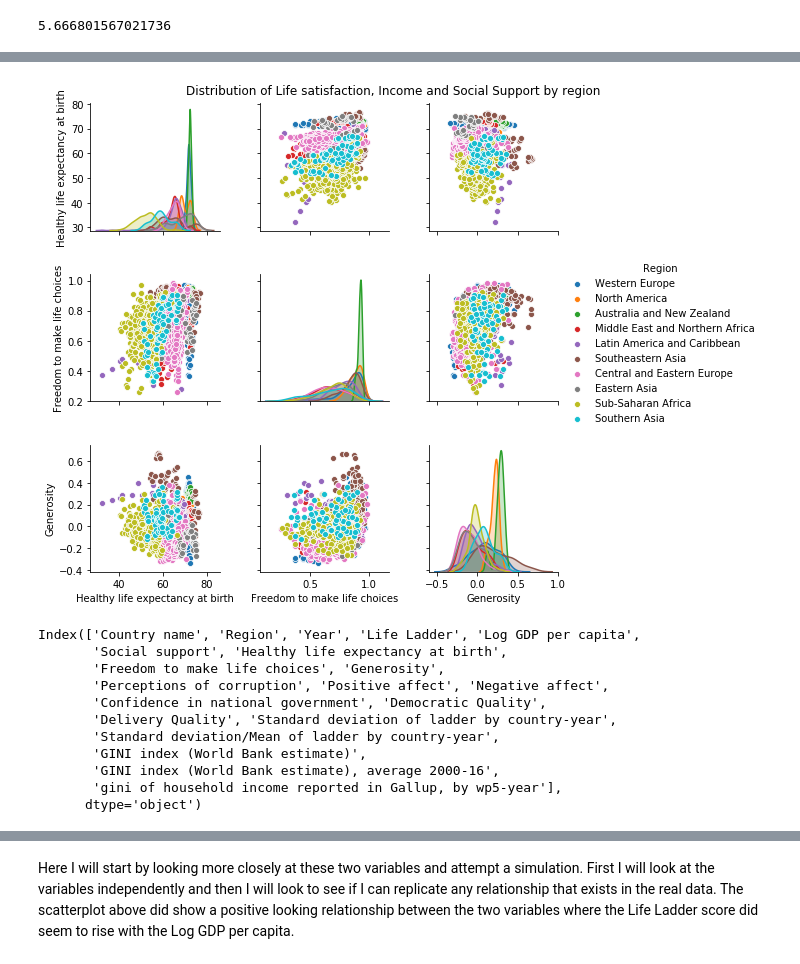
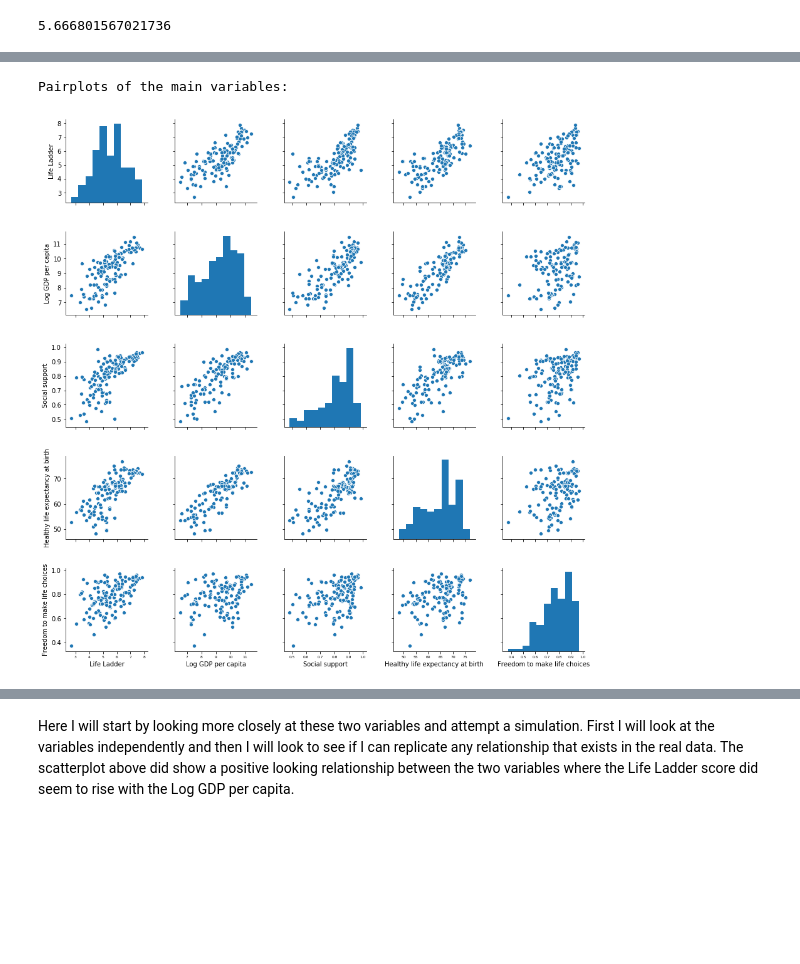
Before and after one commit to angela1C/Programming-for-Data-Analysis-Simulation-Project-2019, a Jupyter notebook: HappySimulate.ipynb, the cells around one changed output, grey strips where cells are left out. Drawn from its saved outputs; the diff is of its cells as text; code cells hidden in the pictures; blank space fills up the shorter version.

```diff
--- a/HappySimulate.ipynb
+++ b/HappySimulate.ipynb
@@ -546,7 +583,2 @@ df.describe()
 # %% [markdown]
 ### Plot of the variables to see any relationships that stand out
-# %%
-plt.rcParams["figure.figsize"] = (12,6)
-plt.rcParams["xtick.labelsize"] = 6
-sns.scatterplot(y = df['Log GDP per capita'],x= df['Life Ladder'],hue=df['Region'])
-plt.title("Life Satisfaction vs Log GDP per capita");
@@ -623,20 +591,7 @@ plt.suptitle("Distribution of Life satisfaction, Income and Social Support by re
-# %%
-sns.pairplot(df.loc[:,('Region','Healthy life expectancy at birth',
-       'Freedom to make life choices', 'Generosity')], hue="Region")
-plt.suptitle("Distribution of Life satisfaction, Income and Social Support by region");
-# %% [output]
-[figure, removed]
-# %%
-df.columns
-# %% [output]
-Index(['Country name', 'Region', 'Year', 'Life Ladder', 'Log GDP per capita',
-       'Social support', 'Healthy life expectancy at birth',
-       'Freedom to make life choices', 'Generosity',
-       'Perceptions of corruption', 'Positive affect', 'Negative affect',
-       'Confidence in national government', 'Democratic Quality',
-       'Delivery Quality', 'Standard deviation of ladder by country-year',
-       'Standard deviation/Mean of ladder by country-year',
-       'GINI index (World Bank estimate)',
-       'GINI index (World Bank estimate), average 2000-16',
-       'gini of household income reported in Gallup, by wp5-year'],
-      dtype='object')
+# %%
+# plot subset of the variables
+print("Pairplots of the main variables:\n")
+sns.pairplot(df18[['Life Ladder','Log GDP per capita', 'Social support','Healthy life expectancy at birth','Freedom to make life choices']]);
+# %% [output]
+Pairplots of the main variables:
+[figure, added]
```
Also changed, not shown: parts of 43 cells of this notebook, 1 other file.
